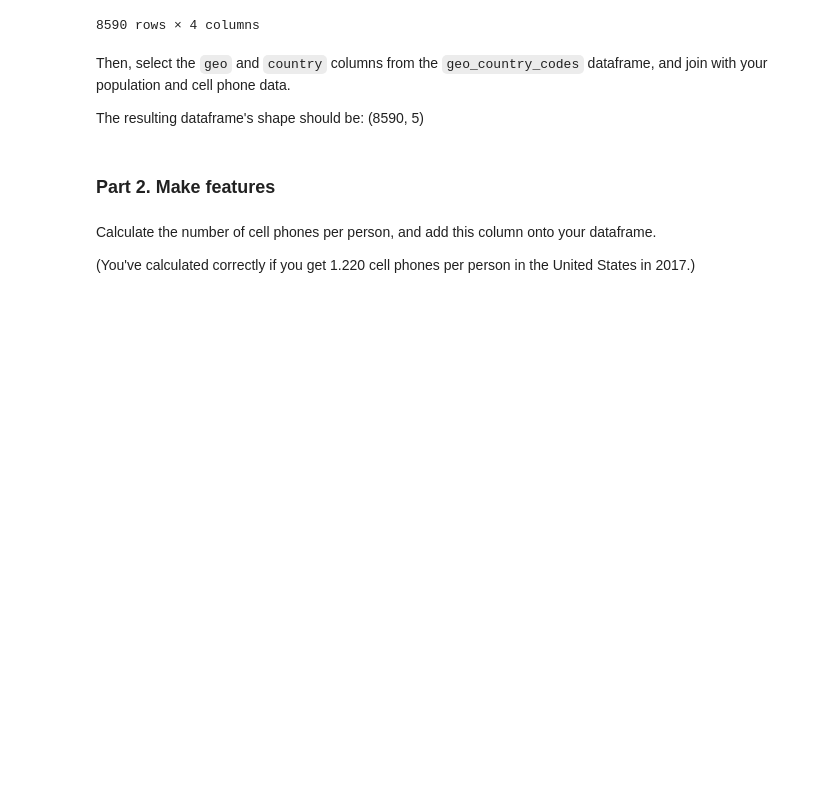
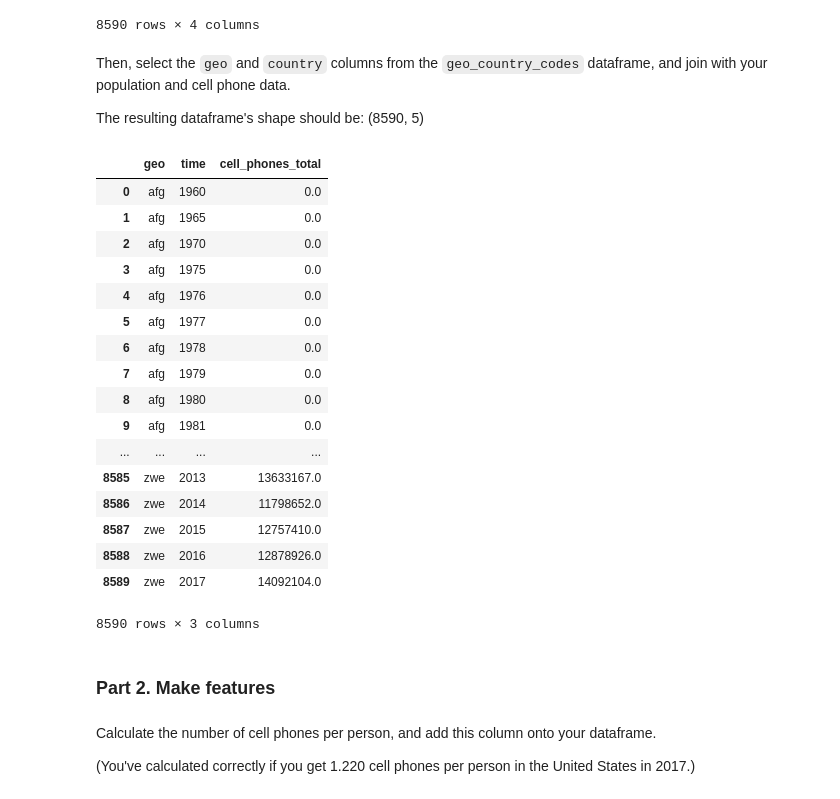
Before and after one commit to HeyLaxmi/DS-Unit-1-Sprint-1-Dealing-With-Data, a Jupyter notebook: DS_Unit_1_Sprint_Challenge_2_Data_Wrangling_and_Storytelling_(2).ipynb, the cells around one changed output. Cells and saved outputs as stored; diff of their text form; code cells hidden in the pictures; blank space fills up the shorter version.

```diff
--- a/DS_Unit_1_Sprint_Challenge_2_Data_Wrangling_and_Storytelling_(2).ipynb
+++ b/DS_Unit_1_Sprint_Challenge_2_Data_Wrangling_and_Storytelling_(2).ipynb
@@ -67,6 +82,31 @@ print(geo.time.shape)
 Then, select the `geo` and `country` columns from the `geo_country_codes` dataframe, and join with your population and cell phone data.
 
 The resulting dataframe's shape should be: (8590, 5)
+# %%
+columns = ['geo', 'time']
+
+merged = pd.merge(cell_phones, population[columns], how='inner')
+
+merged
+# %% [output]
+|  | geo | time | cell_phones_total |
+| 0 | afg | 1960 | 0.0 |
+| 1 | afg | 1965 | 0.0 |
+| 2 | afg | 1970 | 0.0 |
+| 3 | afg | 1975 | 0.0 |
+| 4 | afg | 1976 | 0.0 |
+| 5 | afg | 1977 | 0.0 |
+| 6 | afg | 1978 | 0.0 |
+| 7 | afg | 1979 | 0.0 |
+| 8 | afg | 1980 | 0.0 |
+| 9 | afg | 1981 | 0.0 |
+| ... | ... | ... | ... |
+| 8585 | zwe | 2013 | 13633167.0 |
+| 8586 | zwe | 2014 | 11798652.0 |
+| 8587 | zwe | 2015 | 12757410.0 |
+| 8588 | zwe | 2016 | 12878926.0 |
+| 8589 | zwe | 2017 | 14092104.0 |
+8590 rows × 3 columns
 # %% [markdown]
 ### Part 2. Make features
 # %% [markdown]
```
Also changed, not shown: parts of 6 cells of this notebook.
